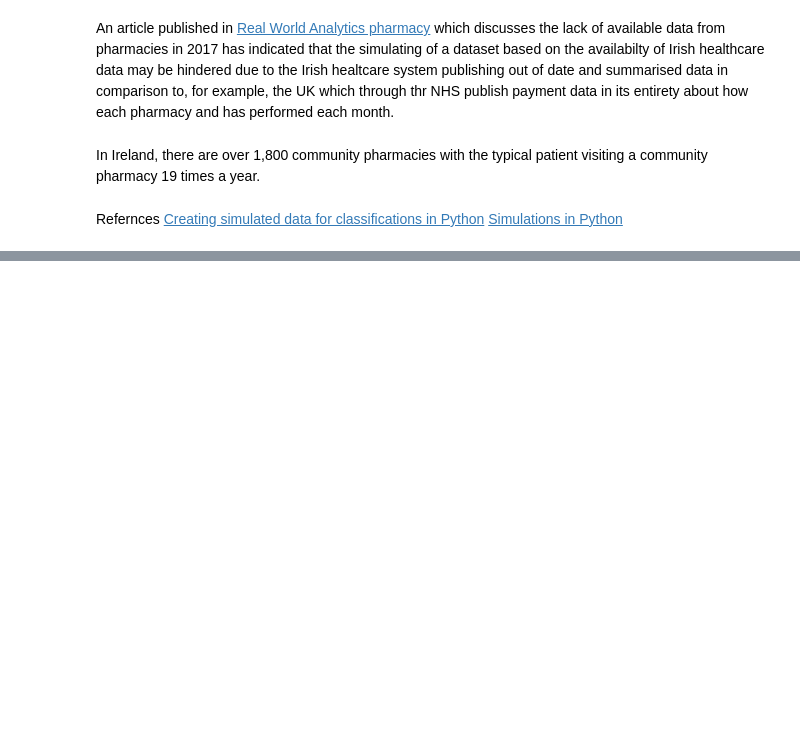
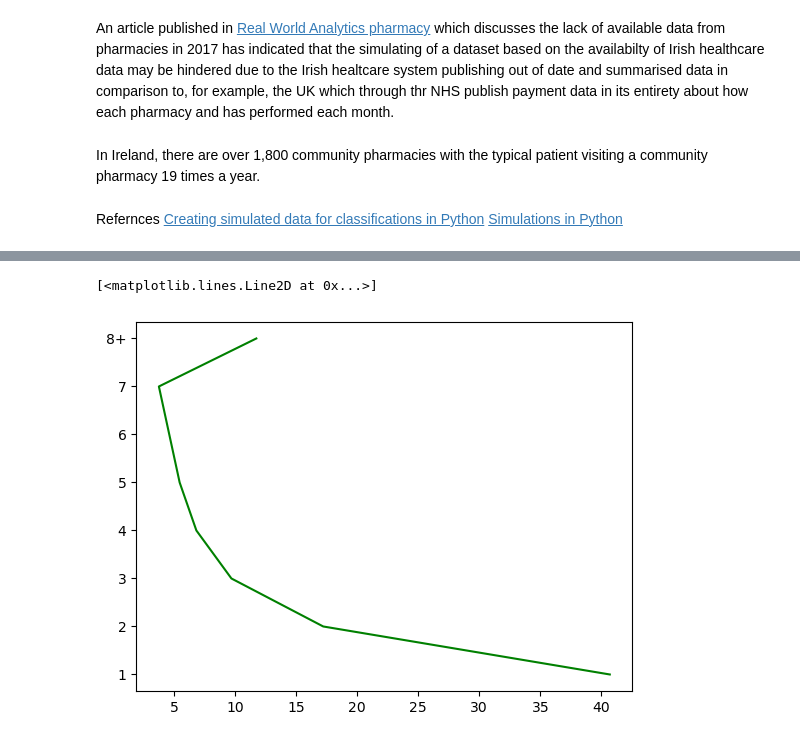
Before and after one commit to BridK02/PfDA-assignment, a Jupyter notebook: PfDA_Assignment.ipynb, the cells around one changed output, grey strips where cells are left out. Drawn from its saved outputs; the diff is of its cells as text; code cells hidden in the pictures; blank space fills up the shorter version.

Commit message:
graph of no of items dispensed 2021

```diff
--- a/PfDA_Assignment.ipynb
+++ b/PfDA_Assignment.ipynb
@@ -32,0 +78,3 @@ Refernces [Creating simulated data for classifications in Python](https://www.pr
+# %%
+NoOfItems_df=pd.read_csv("Analysis_Number_of_Items_per_Claim_Form.csv")
+print (NoOfItems_df)
@@ -32,0 +91,7 @@ Refernces [Creating simulated data for classifications in Python](https://www.pr
+# %%
+x = NoOfItems_df["PERC"]
+y = NoOfItems_df["ITEM_DESC"]
+plt.plot(x, y, color = "green")
+# %% [output]
+[<matplotlib.lines.Line2D at 0x...>]
+[figure, added]
```
Also changed, not shown: parts of 10 cells of this notebook, 3 other files.
